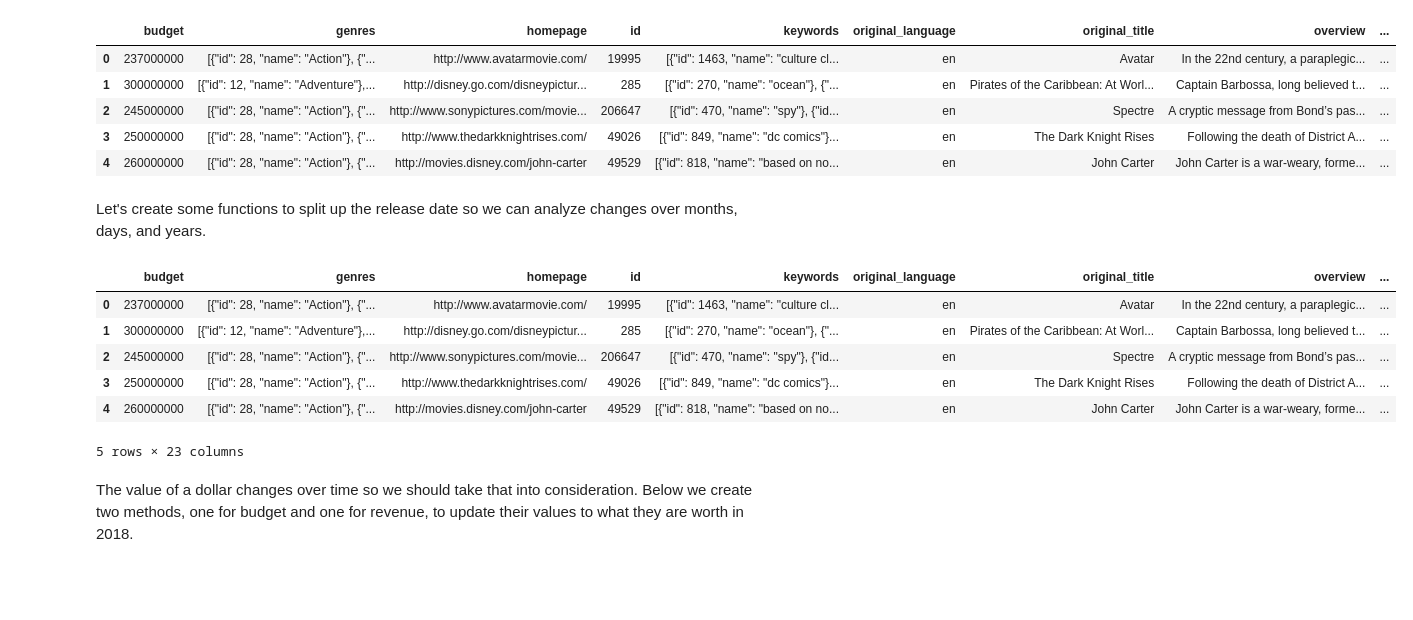
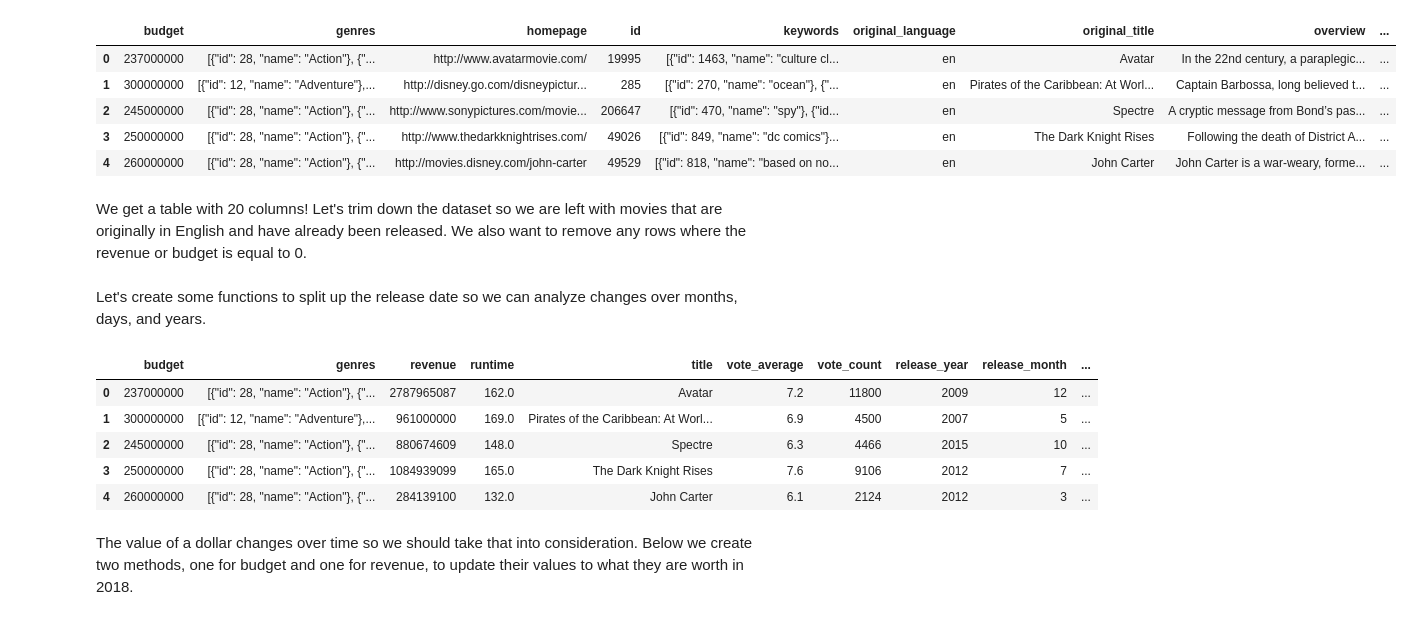
Before and after one commit to atulbharati/kevinh415.github.io, a Jupyter notebook: Movie.ipynb, the cells around one changed output. Drawn from its saved outputs; the diff is of its cells as text; code cells hidden in the pictures; blank space fills up the shorter version.

```diff
--- a/Movie.ipynb
+++ b/Movie.ipynb
@@ -48,12 +61,21 @@ movies.head()
 | 2 | 245000000 | [{"id": 28, "name": "Action"}, {"... | http://www.sonypictures.com/movie... | 206647 | [{"id": 470, "name": "spy"}, {"id... | en | Spectre | A cryptic message from Bond’s pas... | ... |
 | 3 | 250000000 | [{"id": 28, "name": "Action"}, {"... | http://www.thedarkknightrises.com/ | 49026 | [{"id": 849, "name": "dc comics"}... | en | The Dark Knight Rises | Following the death of District A... | ... |
 | 4 | 260000000 | [{"id": 28, "name": "Action"}, {"... | http://movies.disney.com/john-carter | 49529 | [{"id": 818, "name": "based on no... | en | John Carter | John Carter is a war-weary, forme... | ... |
+# %% [markdown]
+We get a table with 20 columns! Let's trim down the dataset so we are left with movies that are originally in English and have already been released. We also want to remove any rows where the revenue or budget is equal to 0.
 # %%
 # Limit movies to those that are in English and already Released for a fair comparison
 movies = movies[movies.original_language == 'en']
 movies = movies[movies.status == 'Released']
-movies = movies[movies.budget != 0]
-movies = movies[movies.revenue != 0]
+# We want movies that at least had a budget and had a revenue
+movies = movies[movies.budget >= 0]
+movies = movies[movies.revenue >= 0]
+# Remove movies that are not categorized into genres
+movies = movies[movies.genres != '[]']
+
+# Remove columns that are not vital for analysis
+movies.drop(columns=['popularity', 'original_language', 'status', 'keywords', 'original_title', 'overview', 'homepage', 'id', 'production_companies', 'production_countries', 'spoken_languages', 'tagline'], inplace=True)
+
 # Remove any rows with missing data
 movies.dropna(inplace=True)
 # %% [markdown]
@@ -76,18 +98,19 @@ def get_day(row):
 # %%
 # Create and set year, month, and day of release for each movie
 movies['release_year'] = movies.apply(get_year, axis=1)
 movies['release_month'] = movies.apply(get_month, axis=1)
 movies['release_day'] = movies.apply(get_day, axis=1)
 
+# Remove the release_date column because we don't need it anymore
+movies.drop(columns=['release_date'], inplace=True)
 movies.head()
 # %% [output]
-|  | budget | genres | homepage | id | keywords | original_language | original_title | overview | ... |
-| 0 | 237000000 | [{"id": 28, "name": "Action"}, {"... | http://www.avatarmovie.com/ | 19995 | [{"id": 1463, "name": "culture cl... | en | Avatar | In the 22nd century, a paraplegic... | ... |
-| 1 | 300000000 | [{"id": 12, "name": "Adventure"},... | http://disney.go.com/disneypictur... | 285 | [{"id": 270, "name": "ocean"}, {"... | en | Pirates of the Caribbean: At Worl... | Captain Barbossa, long believed t... | ... |
-| 2 | 245000000 | [{"id": 28, "name": "Action"}, {"... | http://www.sonypictures.com/movie... | 206647 | [{"id": 470, "name": "spy"}, {"id... | en | Spectre | A cryptic message from Bond’s pas... | ... |
-| 3 | 250000000 | [{"id": 28, "name": "Action"}, {"... | http://www.thedarkknightrises.com/ | 49026 | [{"id": 849, "name": "dc comics"}... | en | The Dark Knight Rises | Following the death of District A... | ... |
-| 4 | 260000000 | [{"id": 28, "name": "Action"}, {"... | http://movies.disney.com/john-carter | 49529 | [{"id": 818, "name": "based on no... | en | John Carter | John Carter is a war-weary, forme... | ... |
+|  | budget | genres | revenue | runtime | title | vote_average | vote_count | release_year | release_month | ... |
+| 0 | 237000000 | [{"id": 28, "name": "Action"}, {"... | 2787965087 | 162.0 | Avatar | 7.2 | 11800 | 2009 | 12 | ... |
+| 1 | 300000000 | [{"id": 12, "name": "Adventure"},... | 961000000 | 169.0 | Pirates of the Caribbean: At Worl... | 6.9 | 4500 | 2007 | 5 | ... |
+| 2 | 245000000 | [{"id": 28, "name": "Action"}, {"... | 880674609 | 148.0 | Spectre | 6.3 | 4466 | 2015 | 10 | ... |
+| 3 | 250000000 | [{"id": 28, "name": "Action"}, {"... | 1084939099 | 165.0 | The Dark Knight Rises | 7.6 | 9106 | 2012 | 7 | ... |
+| 4 | 260000000 | [{"id": 28, "name": "Action"}, {"... | 284139100 | 132.0 | John Carter | 6.1 | 2124 | 2012 | 3 | ... |
-5 rows × 23 columns
 # %% [markdown]
 The value of a dollar changes over time so we should take that into consideration. Below we create two methods, one for budget and one for revenue, to update their values to what they are worth in 2018.
 # %%
```
Also changed, not shown: parts of 29 cells of this notebook.
